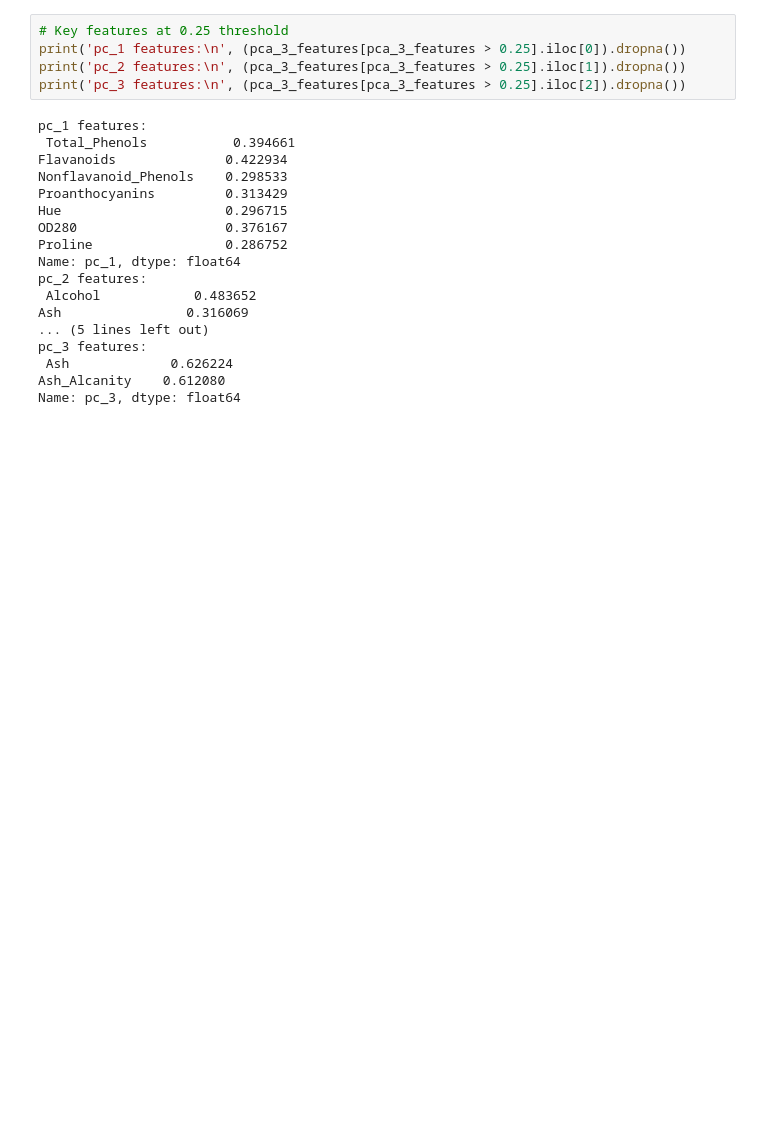
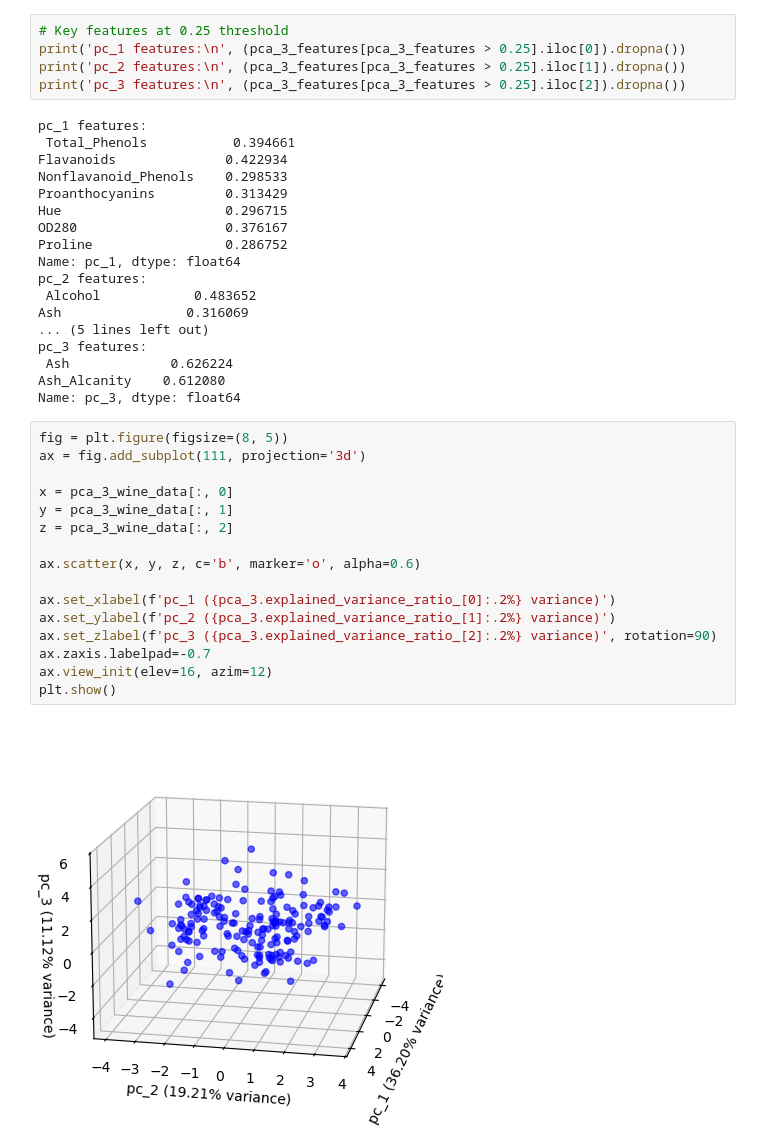
Before and after one commit to GoldPapaya/k-means-clustering, a Jupyter notebook: index.ipynb, the cells around one changed output. Saved outputs shown, nothing was run; the diff lists cells and outputs as text; blank space fills up the shorter version.

Commit message:
kmeans 3d graph in progress

```diff
--- a/index.ipynb
+++ b/index.ipynb
@@ -87,3 +89,21 @@ pc_3 features:
  Ash             0.626224
 Ash_Alcanity    0.612080
 Name: pc_3, dtype: float64
+# %%
+fig = plt.figure(figsize=(8, 5))
+ax = fig.add_subplot(111, projection='3d')
+
+x = pca_3_wine_data[:, 0]
+y = pca_3_wine_data[:, 1]
+z = pca_3_wine_data[:, 2]
+
+ax.scatter(x, y, z, c='b', marker='o', alpha=0.6)
+
+ax.set_xlabel(f'pc_1 ({pca_3.explained_variance_ratio_[0]:.2%} variance)')
+ax.set_ylabel(f'pc_2 ({pca_3.explained_variance_ratio_[1]:.2%} variance)')
+ax.set_zlabel(f'pc_3 ({pca_3.explained_variance_ratio_[2]:.2%} variance)', rotation=90)
+ax.zaxis.labelpad=-0.7
+ax.view_init(elev=16, azim=12)
+plt.show()
+# %% [output]
+[figure, added]
```
Also changed, not shown: parts of 1 cell of this notebook.
